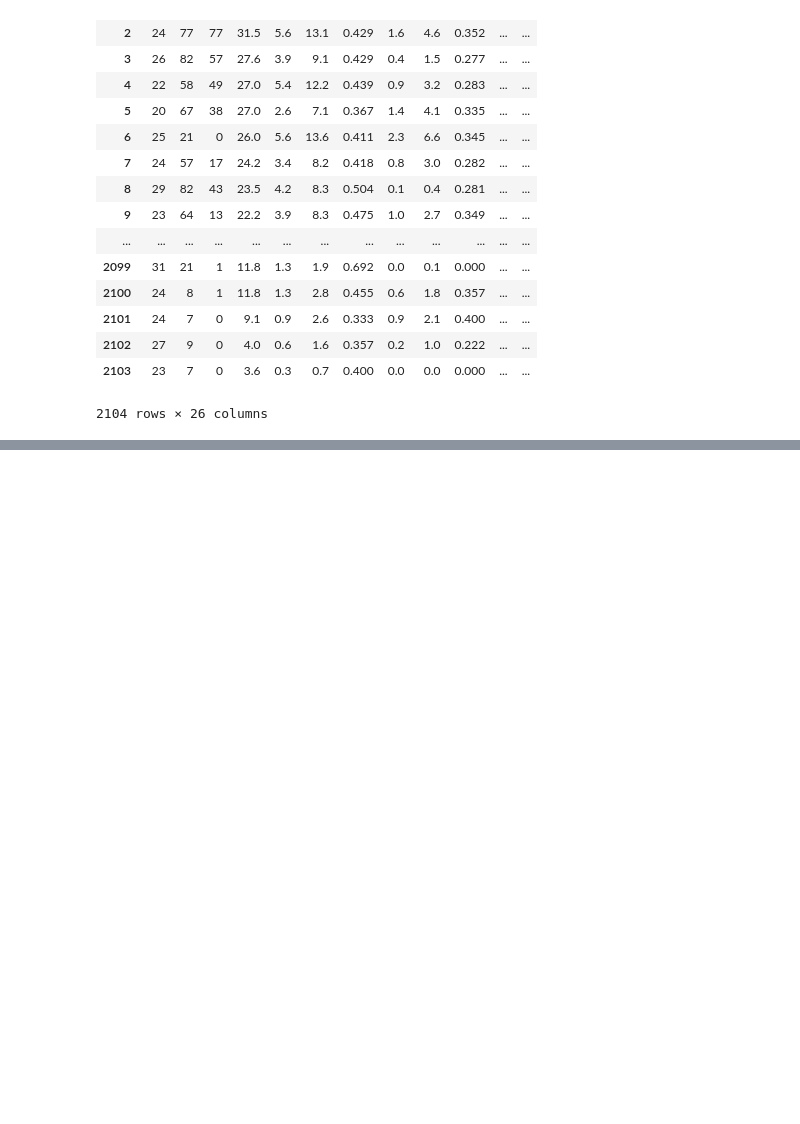
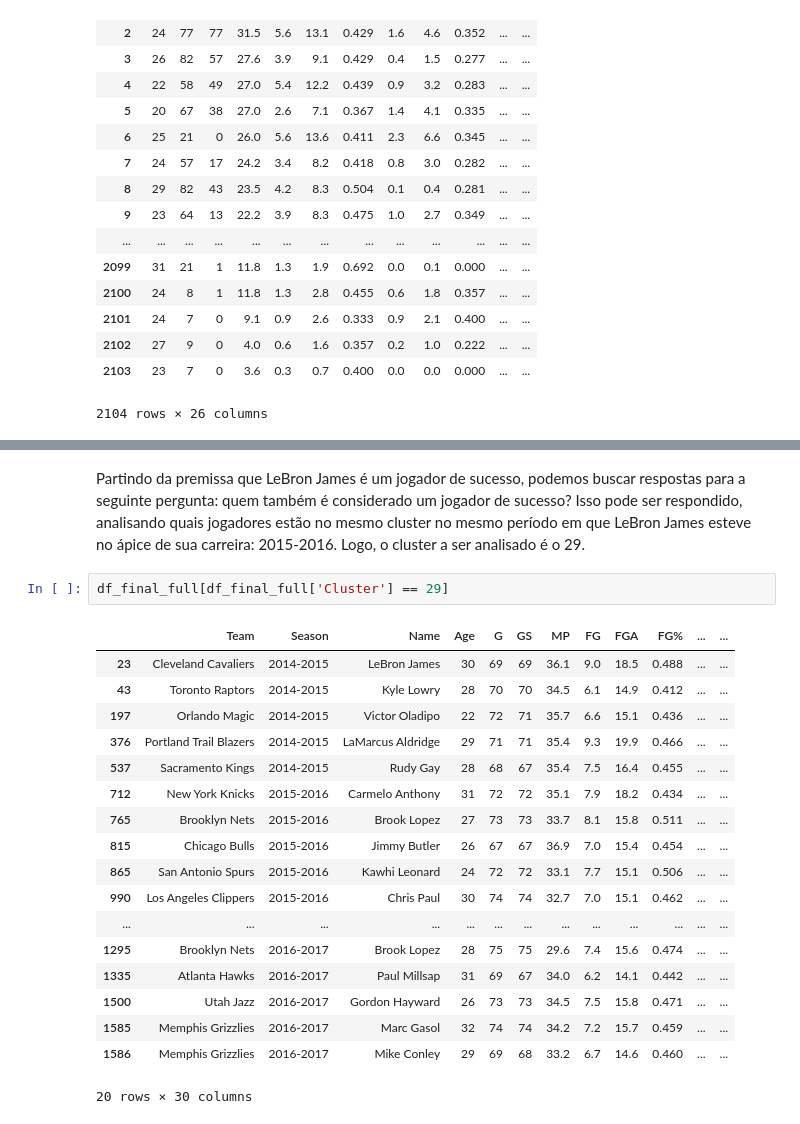
Before and after one commit to if1015-datascience-ufpe/2017-2-projeto-crp3-bvcl-plal, a Jupyter notebook: player clustering.ipynb, the cells around one changed output, grey strips where cells are left out. Saved outputs shown, nothing was run; the diff lists cells and outputs as text; blank space fills up the shorter version.

```diff
--- a/player clustering.ipynb
+++ b/player clustering.ipynb
@@ -57,0 +57,23 @@ df_final_full[df_final_full['Name'] == 'DeMarcus Cousins']
+# %% [markdown]
+Partindo da premissa que LeBron James é um jogador de sucesso, podemos buscar respostas para a seguinte pergunta: quem também é considerado um jogador de sucesso? Isso pode ser respondido, analisando quais jogadores estão no mesmo cluster no mesmo período em que LeBron James esteve no ápice de sua carreira: 2015-2016. Logo, o cluster a ser analisado é o 29.
+# %%
+df_final_full[df_final_full['Cluster'] == 29]
+# %% [output]
+|  | Team | Season | Name | Age | G | GS | MP | FG | FGA | FG% | ... | ... |
+| 23 | Cleveland Cavaliers | 2014-2015 | LeBron James | 30 | 69 | 69 | 36.1 | 9.0 | 18.5 | 0.488 | ... | ... |
+| 43 | Toronto Raptors | 2014-2015 | Kyle Lowry | 28 | 70 | 70 | 34.5 | 6.1 | 14.9 | 0.412 | ... | ... |
+| 197 | Orlando Magic | 2014-2015 | Victor Oladipo | 22 | 72 | 71 | 35.7 | 6.6 | 15.1 | 0.436 | ... | ... |
+| 376 | Portland Trail Blazers | 2014-2015 | LaMarcus Aldridge | 29 | 71 | 71 | 35.4 | 9.3 | 19.9 | 0.466 | ... | ... |
+| 537 | Sacramento Kings | 2014-2015 | Rudy Gay | 28 | 68 | 67 | 35.4 | 7.5 | 16.4 | 0.455 | ... | ... |
+| 712 | New York Knicks | 2015-2016 | Carmelo Anthony | 31 | 72 | 72 | 35.1 | 7.9 | 18.2 | 0.434 | ... | ... |
+| 765 | Brooklyn Nets | 2015-2016 | Brook Lopez | 27 | 73 | 73 | 33.7 | 8.1 | 15.8 | 0.511 | ... | ... |
+| 815 | Chicago Bulls | 2015-2016 | Jimmy Butler | 26 | 67 | 67 | 36.9 | 7.0 | 15.4 | 0.454 | ... | ... |
+| 865 | San Antonio Spurs | 2015-2016 | Kawhi Leonard | 24 | 72 | 72 | 33.1 | 7.7 | 15.1 | 0.506 | ... | ... |
+| 990 | Los Angeles Clippers | 2015-2016 | Chris Paul | 30 | 74 | 74 | 32.7 | 7.0 | 15.1 | 0.462 | ... | ... |
+| ... | ... | ... | ... | ... | ... | ... | ... | ... | ... | ... | ... | ... |
+| 1295 | Brooklyn Nets | 2016-2017 | Brook Lopez | 28 | 75 | 75 | 29.6 | 7.4 | 15.6 | 0.474 | ... | ... |
+| 1335 | Atlanta Hawks | 2016-2017 | Paul Millsap | 31 | 69 | 67 | 34.0 | 6.2 | 14.1 | 0.442 | ... | ... |
+| 1500 | Utah Jazz | 2016-2017 | Gordon Hayward | 26 | 73 | 73 | 34.5 | 7.5 | 15.8 | 0.471 | ... | ... |
+| 1585 | Memphis Grizzlies | 2016-2017 | Marc Gasol | 32 | 74 | 74 | 34.2 | 7.2 | 15.7 | 0.459 | ... | ... |
+| 1586 | Memphis Grizzlies | 2016-2017 | Mike Conley | 29 | 69 | 68 | 33.2 | 6.7 | 14.6 | 0.460 | ... | ... |
+20 rows × 30 columns
```
Also changed, not shown: parts of 3 cells of this notebook, 1 other file.
